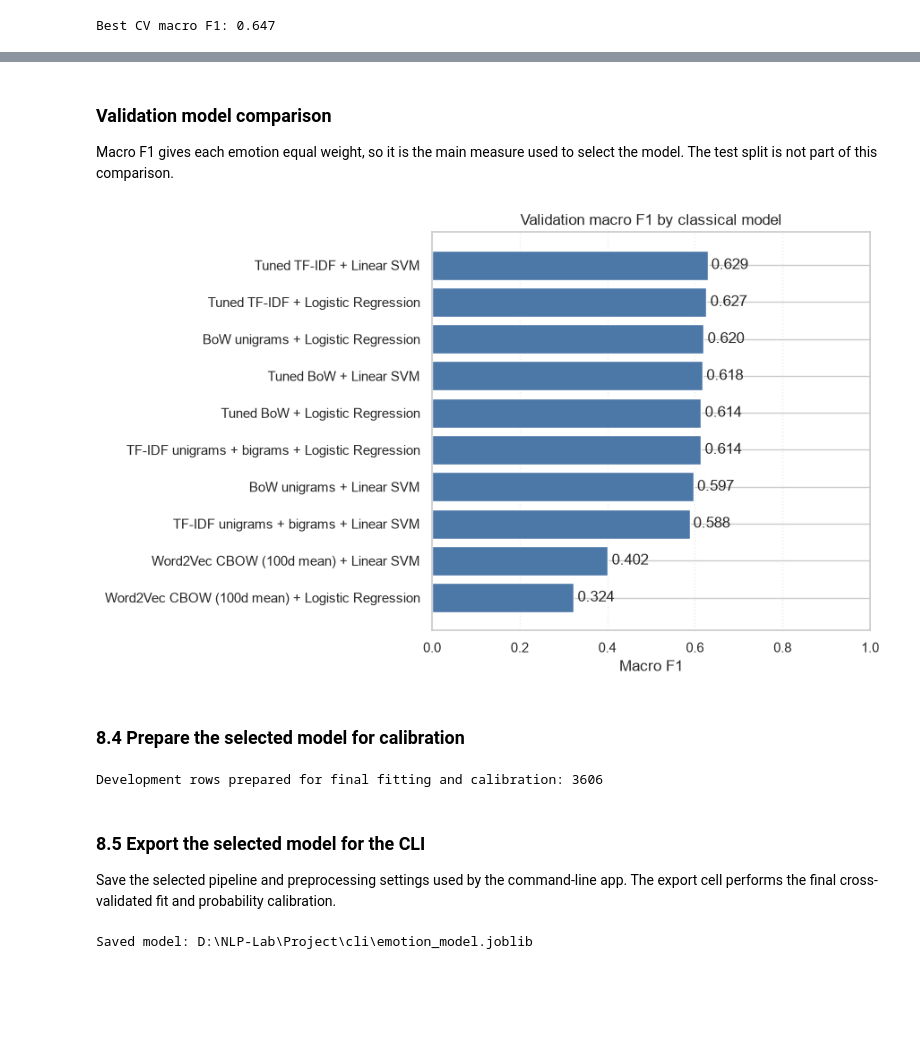
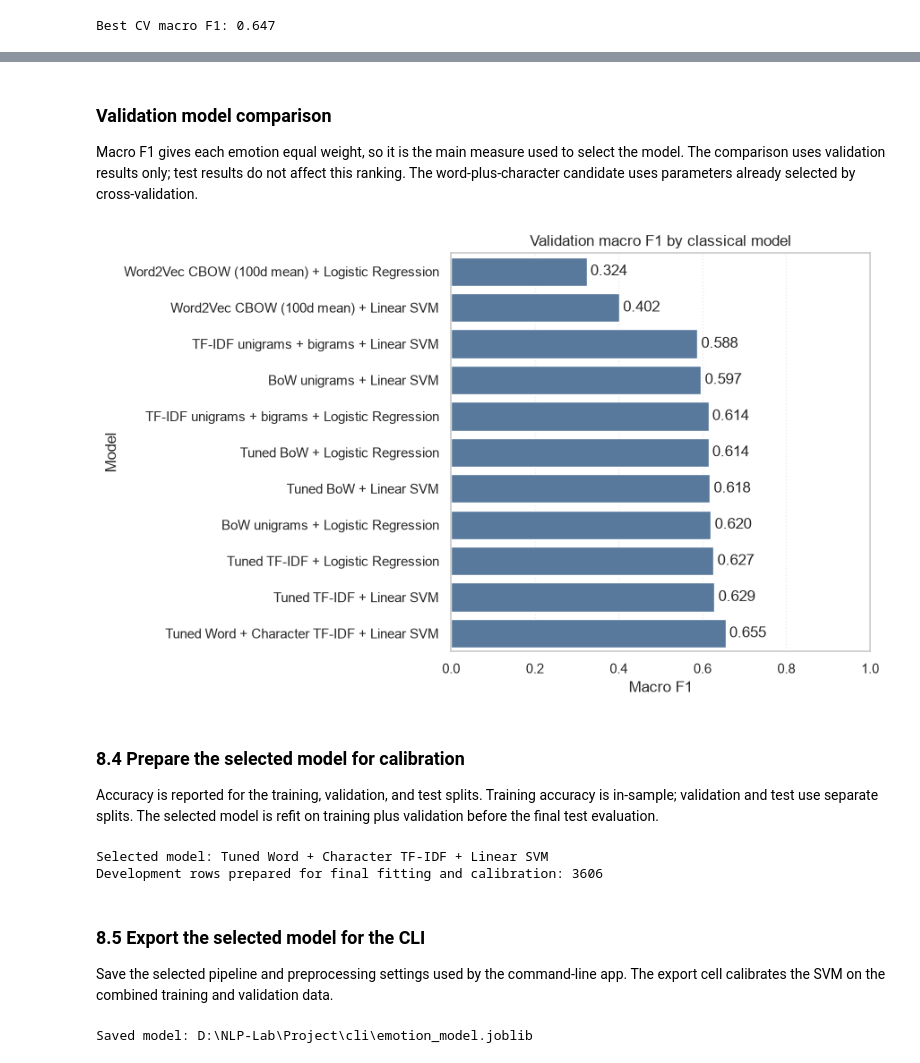
Before and after one commit to Panhawornd/NLP-Project, a Jupyter notebook: TED-NLP.ipynb, the cells around one changed output, grey strips where cells are left out. Saved outputs shown, nothing was run; the diff lists cells and outputs as text; code cells hidden in the pictures; blank space fills up the shorter version.

```diff
--- a/TED-NLP.ipynb
+++ b/TED-NLP.ipynb
@@ -956,5 +1029,6 @@ Best CV macro F1: 0.647
 # %%
 from sklearn.base import clone
+from sklearn.metrics import accuracy_score
 
 def evaluate_top_cv_candidates(cv_frame, pipeline):
     shortlist = cv_frame.sort_values("rank_test_macro_f1").head(20)
@@ -994,6 +1068,15 @@ svm_tfidf_validation = evaluate_top_cv_candidates(
 svm_bow_validation = evaluate_top_cv_candidates(
     svm_bow_cv_results, svm_bow_pipeline
 )
+# Fit the configuration selected in the completed cross-validation search on training data
+# and evaluate it on the same validation split as the other candidates.
+word_char_model = clone(word_char_pipeline).fit(train_tokens, y_train)
+word_char_val_predictions = word_char_model.predict(val_tokens)
+word_char_validation = {
+    "scores": metric_scores(y_val, word_char_val_predictions),
+    "parameters": word_char_selected_parameters,
+    "pipeline": word_char_model,
+}
 
 for name, candidate in (
     ("TF-IDF + Logistic Regression", lr_validation),
@@ -1006,6 +1089,9 @@ for name, candidate in (
         "CV rank", "Accuracy", "Precision (macro)",
         "Recall (macro)", "F1-score (macro)",
     ]].head(10).round(3))
+
+print("Word + character TF-IDF + Linear SVM on validation:")
+display(pd.DataFrame([word_char_validation["scores"]]).round(3))
 
 # Include every baseline from Section 5 in the final validation comparison.
 metric_columns = [
@@ -1026,6 +1112,7 @@ tuned_candidates = [
     ("Tuned BoW + Logistic Regression", bow_lr_validation),
     ("Tuned TF-IDF + Linear SVM", svm_tfidf_validation),
     ("Tuned BoW + Linear SVM", svm_bow_validation),
+    ("Tuned Word + Character TF-IDF + Linear SVM", word_char_validation),
 ]
 for model_name, candidate in tuned_candidates:
     model_options[model_name] = {
@@ -1036,15 +1123,21 @@ for model_name, candidate in tuned_candidates:
         **{metric: candidate["scores"][metric] for metric in metric_columns},
     })
 
-validation_model_comparison = pd.DataFrame(comparison_rows).set_index("Model").sort_values(
+validation_model_comparison = pd.DataFrame(comparison_rows).sort_values(
     "F1-score (macro)", ascending=False
-)
+).reset_index(drop=True)
 print("Validation comparison: classical baselines and tuned finalists")
-display(validation_model_comparison[metric_columns].round(3))
+display(validation_model_comparison[["Model", *metric_columns]].round(3))
 
-selected_model_name = validation_model_comparison.index[0]
+selected_model_name = validation_model_comparison.iloc[0]["Model"]
 best_model_info = model_options[selected_model_name]
+selected_train_predictions = best_model_info["pipeline"].predict(train_tokens)
+selected_val_predictions = best_model_info["pipeline"].predict(val_tokens)
+training_accuracy = accuracy_score(y_train, selected_train_predictions)
+validation_accuracy = accuracy_score(y_val, selected_val_predictions)
 print("Final model selected using validation macro F1:", selected_model_name)
+print(f"Training accuracy (in-sample): {training_accuracy:.3f}")
+print(f"Validation accuracy: {validation_accuracy:.3f}")
 # %% [output]
 Top TF-IDF + Logistic Regression candidates on validation:
 |  | CV rank | Accuracy | Precision (macro) | Recall (macro) | F1-score (macro) |
@@ -1111,46 +1209,49 @@ Final model selected using validation macro F1: Tuned TF-IDF + Linear SVM
 # %% [markdown]
 ### Validation model comparison
 
-Macro F1 gives each emotion equal weight, so it is the main measure used to select the model. The test split is not part of this comparison.
+Macro F1 gives each emotion equal weight, so it is the main measure used to select the model. The comparison uses validation results only; test results do not affect this ranking. The word-plus-character candidate uses parameters already selected by cross-validation.
 # %%
-import matplotlib.pyplot as plt
-
-validation_f1 = validation_model_comparison["F1-score (macro)"].sort_values()
+validation_f1 = validation_model_comparison.set_index("Model")[
+    "F1-score (macro)"
+].sort_values()
 fig, ax = plt.subplots(figsize=(9, 5.5))
-bars = ax.barh(validation_f1.index, validation_f1.values, color="#4C78A8")
-ax.bar_label(bars, fmt="%.3f", padding=3)
+sns.barplot(
+    x=validation_f1.values,
+    y=validation_f1.index,
+    color="#4C78A8",
+    ax=ax,
+)
+ax.bar_label(ax.containers[0], fmt="%.3f", padding=3)
 ax.set(
     title="Validation macro F1 by classical model",
     xlabel="Macro F1",
+    ylabel="Model",
     xlim=(0, 1),
 )
 ax.grid(axis="x", linestyle=":", alpha=0.35)
 ax.set_axisbelow(True)
 fig.tight_layout()
 display(fig)
 plt.close(fig)
 # %% [output]
-[figure, old version]
+[figure, new version]
 # %% [markdown]
 ### 8.4 Prepare the selected model for calibration
+
+Accuracy is reported for the training, validation, and test splits. Training accuracy is in-sample; validation and test use separate splits. The selected model is refit on training plus validation before the final test evaluation.
 # %%
-# Prepare the development data used to fit and calibrate the selected model.
+# Prepare the development data used to fit and calibrate the validation winner.
 import numpy as np
-
-EXPECTED_MODEL = "Tuned TF-IDF + Linear SVM"
-if selected_model_name != EXPECTED_MODEL:
-    raise ValueError(
-        f"Expected {EXPECTED_MODEL} from the current validation comparison, "
-        f"but selected {selected_model_name}. Review model selection before calibration."
-    )
 
 final_training_tokens = train_tokens + val_tokens
 final_training_labels = np.concatenate([y_train, y_val])
+print("Selected model:", selected_model_name)
 print("Development rows prepared for final fitting and calibration:", len(final_training_labels))
 # %% [output]
+Selected model: Tuned Word + Character TF-IDF + Linear SVM
 Development rows prepared for final fitting and calibration: 3606
 # %% [markdown]
 ### 8.5 Export the selected model for the CLI
 
-Save the selected pipeline and preprocessing settings used by the command-line app. The export cell performs the final cross-validated fit and probability calibration.
+Save the selected pipeline and preprocessing settings used by the command-line app. The export cell calibrates the SVM on the combined training and validation data.
 # %%
```
Also changed, not shown: parts of 14 cells of this notebook, 4 other files.
